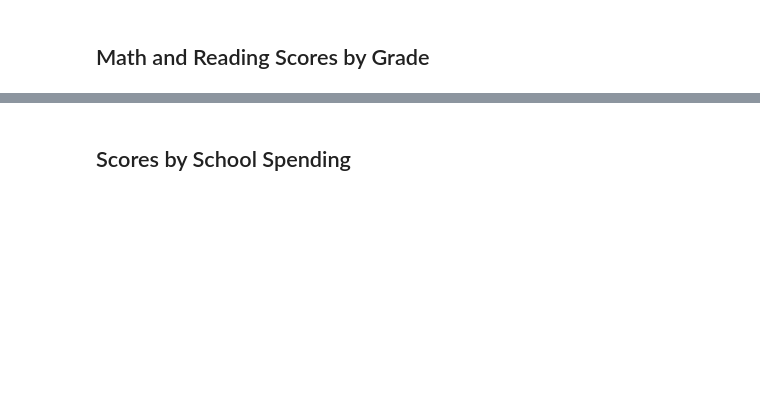
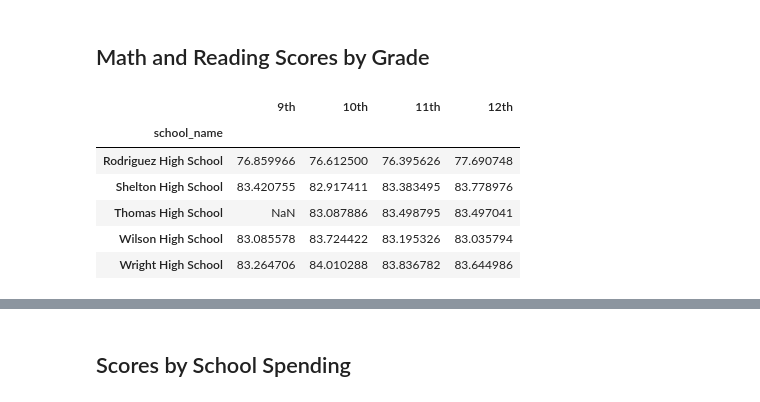
Before and after one commit to joshuanallen/School_District_Analysis, a Jupyter notebook: PyCitySchools_Challenge.ipynb, the cells around one changed output, grey strips where cells are left out. Saved outputs shown, nothing was run; the diff lists cells and outputs as text; code cells hidden in the pictures; blank space fills up the shorter version.

```diff
--- a/PyCitySchools_Challenge.ipynb
+++ b/PyCitySchools_Challenge.ipynb
@@ -434,13 +450,47 @@ bottom_schools.head(5)
 ## Math and Reading Scores by Grade
 # %%
 # Create a Series of scores by grade levels using conditionals.
+ninth_graders = school_data_complete_df[(school_data_complete_df["grade"] == "9th")]
 
+tenth_graders = school_data_complete_df[(school_data_complete_df["grade"] == "10th")]
+
+eleventh_graders = school_data_complete_df[(school_data_complete_df["grade"] == "11th")]
+
+twelfth_graders = school_data_complete_df[(school_data_complete_df["grade"] == "12th")]
 
 # Group each school Series by the school name for the average math score.
+ninth_grade_math_scores = ninth_graders.groupby(["school_name"]).mean()["math_score"]
 
+tenth_grade_math_scores = tenth_graders.groupby(["school_name"]).mean()["math_score"]
+
+eleventh_grade_math_scores = eleventh_graders.groupby(["school_name"]).mean()["math_score"]
+
+twelfth_grade_math_scores = twelfth_graders.groupby(["school_name"]).mean()["math_score"]
 
 # Group each school Series by the school name for the average reading score.
+ninth_grade_reading_scores = ninth_graders.groupby(["school_name"]).mean()["reading_score"]
+
+tenth_grade_reading_scores = tenth_graders.groupby(["school_name"]).mean()["reading_score"]
+
+eleventh_grade_reading_scores = eleventh_graders.groupby(["school_name"]).mean()["reading_score"]
+
+twelfth_grade_reading_scores = twelfth_graders.groupby(["school_name"]).mean()["reading_score"]
 # %%
 # Combine each Series for average math scores by school into single data frame.
+math_scores_by_grade = pd.DataFrame({
+               "9th": ninth_grade_math_scores,
+               "10th": tenth_grade_math_scores,
+               "11th": eleventh_grade_math_scores,
+               "12th": twelfth_grade_math_scores})
+
+math_scores_by_grade.tail()
+# %% [output]
+|  | 9th | 10th | 11th | 12th |
+| school_name |  |  |  |  |
+| Rodriguez High School | 76.859966 | 76.612500 | 76.395626 | 77.690748 |
+| Shelton High School | 83.420755 | 82.917411 | 83.383495 | 83.778976 |
+| Thomas High School | NaN | 83.087886 | 83.498795 | 83.497041 |
+| Wilson High School | 83.085578 | 83.724422 | 83.195326 | 83.035794 |
+| Wright High School | 83.264706 | 84.010288 | 83.836782 | 83.644986 |
 # %%
 # Combine each Series for average reading scores by school into single data frame.
```
Also changed, not shown: parts of 29 cells of this notebook.
